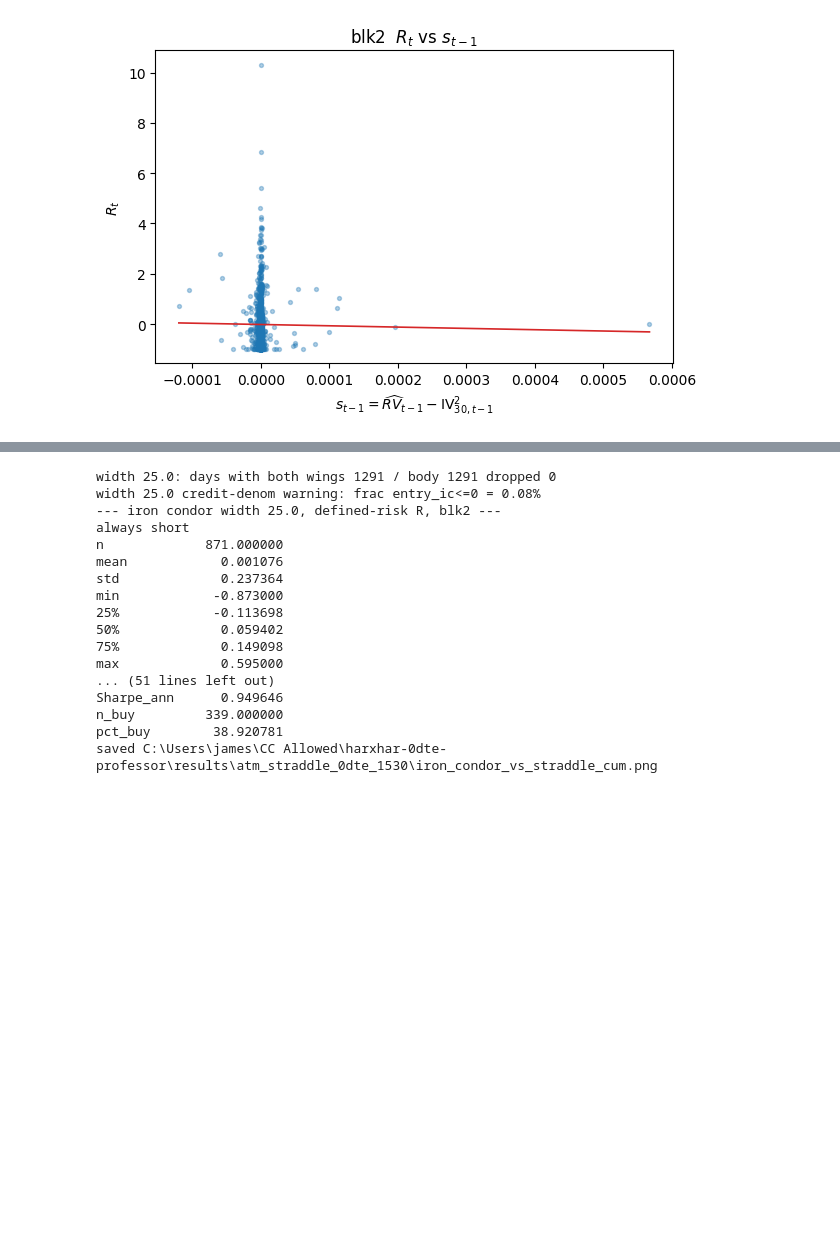
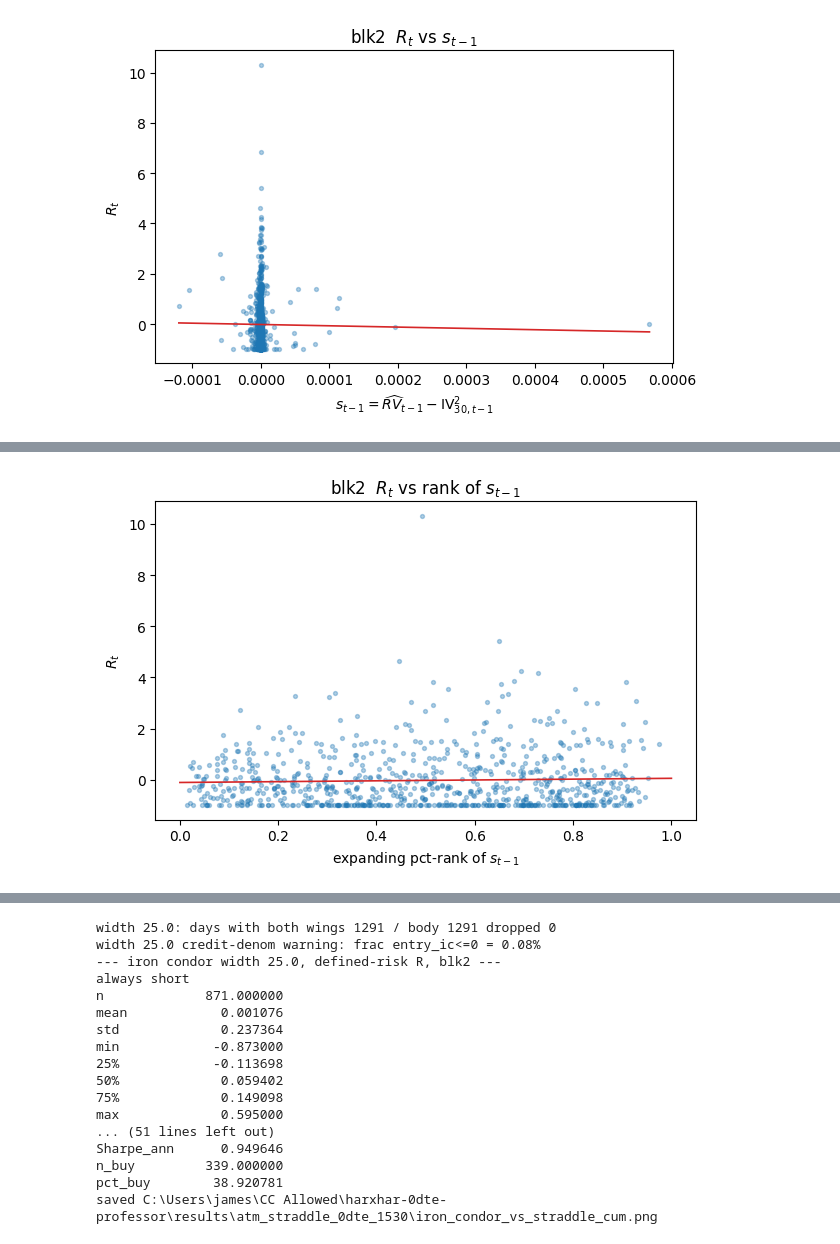
Before and after one commit to jamesdchen/harxhar-clean, a Jupyter notebook: notebooks/atm_straddle_rv_iv.ipynb, the cells around one changed output, grey strips where cells are left out. Drawn from its saved outputs; the diff is of its cells as text; code cells hidden in the pictures; blank space fills up the shorter version.

```diff
--- a/notebooks/atm_straddle_rv_iv.ipynb
+++ b/notebooks/atm_straddle_rv_iv.ipynb
@@ -971,0 +1007,85 @@ reading: b tests whether yesterday's signal prices today's premium; b ~ 0 across
+# %%
+from scipy import stats as sps
+
+rob_rank, rob_sign, rob_assoc, rob_terc, rob_mag = [], [], [], [], []
+for tag in MODEL_ORDER:
+    px = books[tag].loc[common]
+    s = px["signal"].astype(float)
+    r = px["R"].astype(float)
+    rk = s.expanding(min_periods=63).rank(pct=True).shift(1)
+    ok = np.isfinite(rk) & np.isfinite(r)
+    X = sm.add_constant(rk[ok].to_numpy())
+    fit = sm.OLS(r[ok].to_numpy(), X).fit(cov_type="HAC", cov_kwds={"maxlags": 6})
+    rob_rank.append({"model": LABEL[tag], "b_rank": float(fit.params[1]),
+                     "t": float(fit.tvalues[1]), "p": float(fit.pvalues[1]), "n": int(fit.nobs)})
+
+    x = s.shift(1)
+    ok2 = np.isfinite(x) & np.isfinite(r)
+    yv = r[ok2].to_numpy()
+    ind = (x[ok2] > 0).astype(float).to_numpy()
+    Xs = sm.add_constant(ind)
+    fs = sm.OLS(yv, Xs).fit(cov_type="HAC", cov_kwds={"maxlags": 6})
+    rob_sign.append({"model": LABEL[tag],
+                     "mean_R|s>0": float(yv[ind == 1].mean()),
+                     "mean_R|s<=0": float(yv[ind == 0].mean()),
+                     "diff": float(fs.params[1]), "t_diff": float(fs.tvalues[1]),
+                     "n_pos": int(ind.sum()), "n_nonpos": int((1 - ind).sum())})
+
+    xr = x[ok2].to_numpy()
+    sp_rho, sp_p = sps.spearmanr(xr, yv)
+    kt_tau, kt_p = sps.kendalltau(xr, yv)
+    rob_assoc.append({"model": LABEL[tag],
+                      "spearman_rho": float(sp_rho), "p_sp": float(sp_p),
+                      "kendall_tau": float(kt_tau), "p_kt": float(kt_p),
+                      "n": int(len(xr))})
+
+    rkv = rk[ok].to_numpy()
+    rv_ = r[ok].to_numpy()
+    hi = rkv > 2.0 / 3.0
+    lo = rkv < 1.0 / 3.0
+    sel = hi | lo
+    Xt = sm.add_constant(hi[sel].astype(float))
+    ft = sm.OLS(rv_[sel], Xt).fit(cov_type="HAC", cov_kwds={"maxlags": 6})
+    rob_terc.append({"model": LABEL[tag],
+                     "mean_R_top": float(rv_[hi].mean()),
+                     "mean_R_bottom": float(rv_[lo].mean()),
+                     "diff": float(ft.params[1]), "t_diff": float(ft.tvalues[1]),
+                     "n_top": int(hi.sum()), "n_bottom": int(lo.sum())})
+
+    Xm = sm.add_constant(rkv)
+    fm = sm.OLS(np.abs(rv_), Xm).fit(cov_type="HAC", cov_kwds={"maxlags": 6})
+    rob_mag.append({"model": LABEL[tag], "b_absR": float(fm.params[1]),
+                    "t": float(fm.tvalues[1]), "p": float(fm.pvalues[1]),
+                    "n": int(fm.nobs)})
+
+for title, rows in (("rank-OLS: R_t on expanding pct-rank of s_{t-1}", rob_rank),
+                    ("sign split: mean R_t by sign(s_{t-1})", rob_sign),
+                    ("association: Spearman/Kendall of (s_{t-1}, R_t)", rob_assoc),
+                    ("tercile spread: top vs bottom rank(s_{t-1})", rob_terc),
+                    ("magnitude: |R_t| on rank(s_{t-1})", rob_mag)):
+    print(title)
+    print(pd.DataFrame(rows).to_string(index=False))
+    print("---")
+pd.DataFrame(rob_rank).to_csv(OUT / "lagged_robust_rank.csv", index=False)
+pd.DataFrame(rob_sign).to_csv(OUT / "lagged_robust_sign.csv", index=False)
+pd.DataFrame(rob_assoc).to_csv(OUT / "lagged_robust_assoc.csv", index=False)
+pd.DataFrame(rob_terc).to_csv(OUT / "lagged_robust_tercile.csv", index=False)
+pd.DataFrame(rob_mag).to_csv(OUT / "lagged_robust_magnitude.csv", index=False)
+
+px = books["blk2"].loc[common]
+rk = px["signal"].astype(float).expanding(min_periods=63).rank(pct=True).shift(1)
+ok = np.isfinite(rk) & np.isfinite(px["R"])
+fig, ax = plt.subplots(figsize=(6.2, 4.2))
+ax.scatter(rk[ok], px["R"][ok], s=8, alpha=0.35)
+Xp = sm.add_constant(rk[ok].to_numpy())
+fitp = sm.OLS(px["R"][ok].to_numpy(), Xp).fit()
+xx = np.linspace(0, 1, 50)
+ax.plot(xx, fitp.params[0] + fitp.params[1] * xx, color="C3", lw=1.2)
+ax.set_xlabel(r"expanding pct-rank of $s_{t-1}$")
+ax.set_ylabel(r"$R_t$")
+ax.set_title("blk2  $R_t$ vs rank of $s_{t-1}$")
+fig.tight_layout()
+fig.savefig(OUT / "lagged_robust_rank_blk2.png", dpi=120, bbox_inches="tight")
+display(fig)
+plt.close(fig)
+# %% [output]
@@ -972 +1109,2 @@ reading: b tests whether yesterday's signal prices today's premium; b ~ 0 across
+[figure, added]
 # %% [markdown]
```
Also changed, not shown: parts of 5 cells of this notebook, 9 other files.
